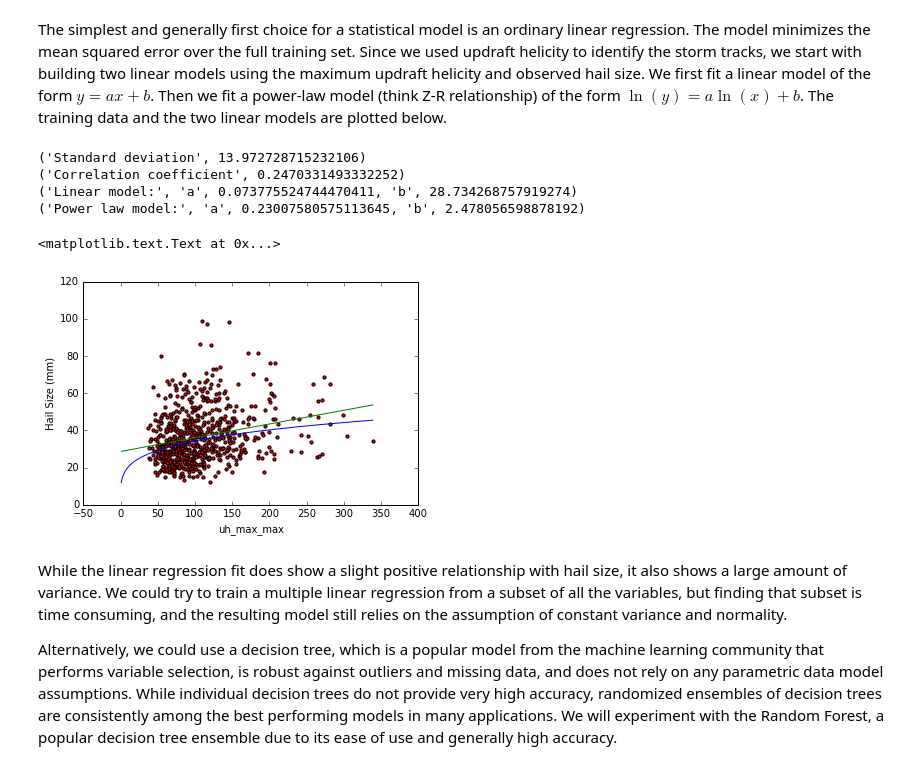
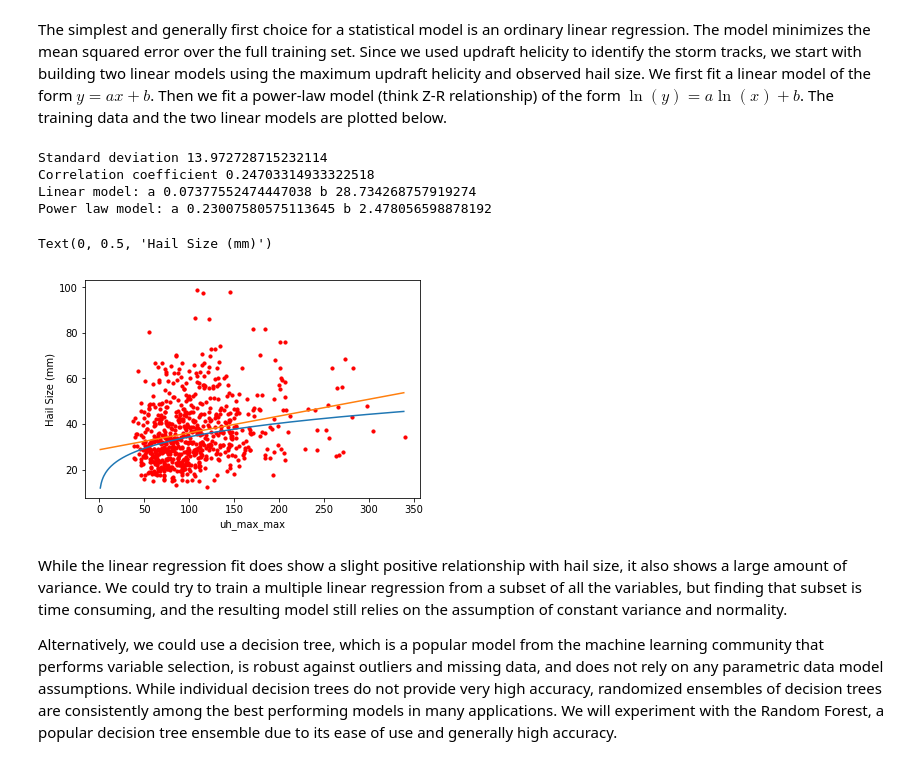
Before and after one commit to djgagne/hagelslag, a Jupyter notebook: demos/unidata_users_workshop_2015.ipynb, the cells around one changed output. Cells and saved outputs as stored; diff of their text form; code cells hidden in the pictures.

```diff
--- a/demos/unidata_users_workshop_2015.ipynb
+++ b/demos/unidata_users_workshop_2015.ipynb
@@ -388,32 +389,32 @@ The simplest and generally first choice for a statistical model is an ordinary l
 # %%
 # We are filtering the unmatched storm tracks and storm tracks matched with unrealistically high values
 filter_idx = (track_step_data['Hail_Size'] > 0) & (track_step_data['Hail_Size'] < 100)
 x_var = "uh_max_max"
 print("Standard deviation", track_step_data["Hail_Size"][filter_idx].std())
 print("Correlation coefficient", np.corrcoef(track_step_data[x_var][filter_idx],
                                              track_step_data['Hail_Size'][filter_idx])[0,1])
 lr = LinearRegression()
 log_lr = LinearRegression()
-log_lr.fit(np.log(track_step_data.ix[filter_idx,[x_var]]), np.log(track_step_data['Hail_Size'][filter_idx]))
-lr.fit(track_step_data.ix[filter_idx,[x_var]], track_step_data['Hail_Size'][filter_idx])
+log_lr.fit(np.log(track_step_data.loc[filter_idx,[x_var]]), np.log(track_step_data['Hail_Size'][filter_idx]))
+lr.fit(track_step_data.loc[filter_idx,[x_var]], track_step_data['Hail_Size'][filter_idx])
 print("Linear model:", "a", lr.coef_[0], "b",lr.intercept_)
 print("Power law model:","a",log_lr.coef_[0], "b",log_lr.intercept_)
-plt.scatter(track_step_data.ix[filter_idx, x_var],
-            track_step_data.ix[filter_idx, 'Hail_Size'], 10, 'r')
-uh_test_vals = np.arange(1 , track_step_data.ix[filter_idx, x_var].max())
+plt.scatter(track_step_data.loc[filter_idx, x_var],
+            track_step_data.loc[filter_idx, 'Hail_Size'], 10, 'r')
+uh_test_vals = np.arange(1 , track_step_data.loc[filter_idx, x_var].max())
 power_hail_vals = np.exp(log_lr.intercept_) * uh_test_vals ** log_lr.coef_[0]
 hail_vals = lr.intercept_ + lr.coef_[0] * uh_test_vals
 plt.plot(uh_test_vals, power_hail_vals)
 plt.plot(uh_test_vals, hail_vals)
 plt.xlabel(x_var)
 plt.ylabel("Hail Size (mm)")
 # %% [output]
-('Standard deviation', 13.972728715232106)
-('Correlation coefficient', 0.2470331493332252)
-('Linear model:', 'a', 0.073775524744470411, 'b', 28.734268757919274)
-('Power law model:', 'a', 0.23007580575113645, 'b', 2.478056598878192)
+Standard deviation 13.972728715232114
+Correlation coefficient 0.24703314933322518
+Linear model: a 0.07377552474447038 b 28.734268757919274
+Power law model: a 0.23007580575113645 b 2.478056598878192
-<matplotlib.text.Text at 0x...>
+Text(0, 0.5, 'Hail Size (mm)')
-[figure, old version]
+[figure, new version]
 # %% [markdown]
 While the linear regression fit does show a slight positive relationship with hail size, it also shows a large amount of variance. We could try to train a multiple linear regression from a subset of all the variables, but finding that subset is time consuming, and the resulting model still relies on the assumption of constant variance and normality.
 
```
Also changed, not shown: parts of 11 cells of this notebook, 1 other file.
